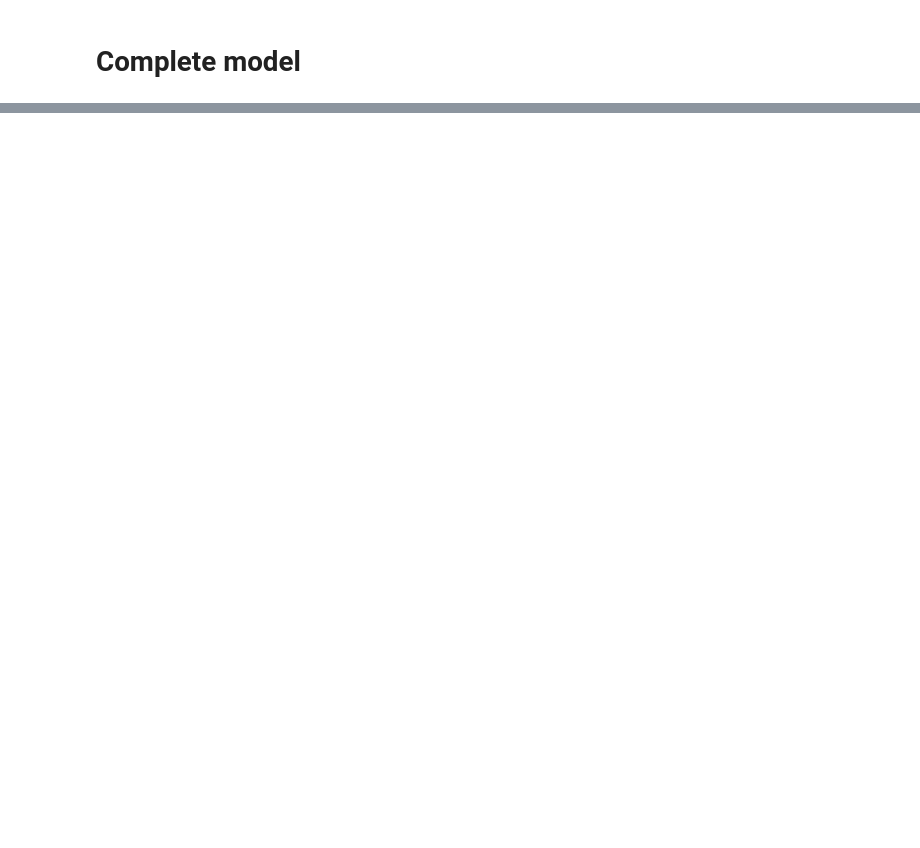
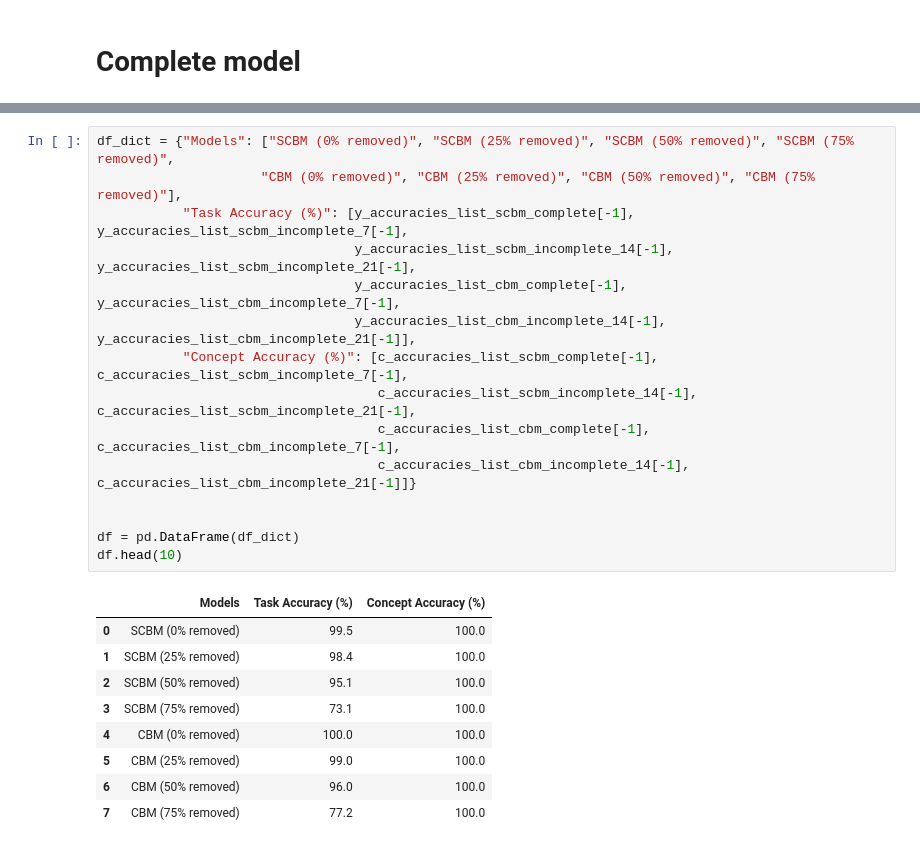
Before and after one commit to stephenmarcou/SCBM_implementation, a Jupyter notebook: results.ipynb, the cells around one changed output, grey strips where cells are left out. Drawn from its saved outputs; the diff is of its cells as text; blank space fills up the shorter version.

```diff
--- a/results.ipynb
+++ b/results.ipynb
@@ -97,0 +234,25 @@ plt.show()
+# %%
+df_dict = {"Models": ["SCBM (0% removed)", "SCBM (25% removed)", "SCBM (50% removed)", "SCBM (75% removed)",
+                     "CBM (0% removed)", "CBM (25% removed)", "CBM (50% removed)", "CBM (75% removed)"],
+           "Task Accuracy (%)": [y_accuracies_list_scbm_complete[-1], y_accuracies_list_scbm_incomplete_7[-1],
+                                 y_accuracies_list_scbm_incomplete_14[-1], y_accuracies_list_scbm_incomplete_21[-1],
+                                 y_accuracies_list_cbm_complete[-1], y_accuracies_list_cbm_incomplete_7[-1],
+                                 y_accuracies_list_cbm_incomplete_14[-1], y_accuracies_list_cbm_incomplete_21[-1]],
+           "Concept Accuracy (%)": [c_accuracies_list_scbm_complete[-1], c_accuracies_list_scbm_incomplete_7[-1],
+                                    c_accuracies_list_scbm_incomplete_14[-1], c_accuracies_list_scbm_incomplete_21[-1],
+                                    c_accuracies_list_cbm_complete[-1], c_accuracies_list_cbm_incomplete_7[-1],
+                                    c_accuracies_list_cbm_incomplete_14[-1], c_accuracies_list_cbm_incomplete_21[-1]]}
+
+
+df = pd.DataFrame(df_dict)
+df.head(10)
+# %% [output]
+|  | Models | Task Accuracy (%) | Concept Accuracy (%) |
+| 0 | SCBM (0% removed) | 99.5 | 100.0 |
+| 1 | SCBM (25% removed) | 98.4 | 100.0 |
+| 2 | SCBM (50% removed) | 95.1 | 100.0 |
+| 3 | SCBM (75% removed) | 73.1 | 100.0 |
+| 4 | CBM (0% removed) | 100.0 | 100.0 |
+| 5 | CBM (25% removed) | 99.0 | 100.0 |
+| 6 | CBM (50% removed) | 96.0 | 100.0 |
+| 7 | CBM (75% removed) | 77.2 | 100.0 |
```
Also changed, not shown: parts of 7 cells of this notebook, 3 other files.
